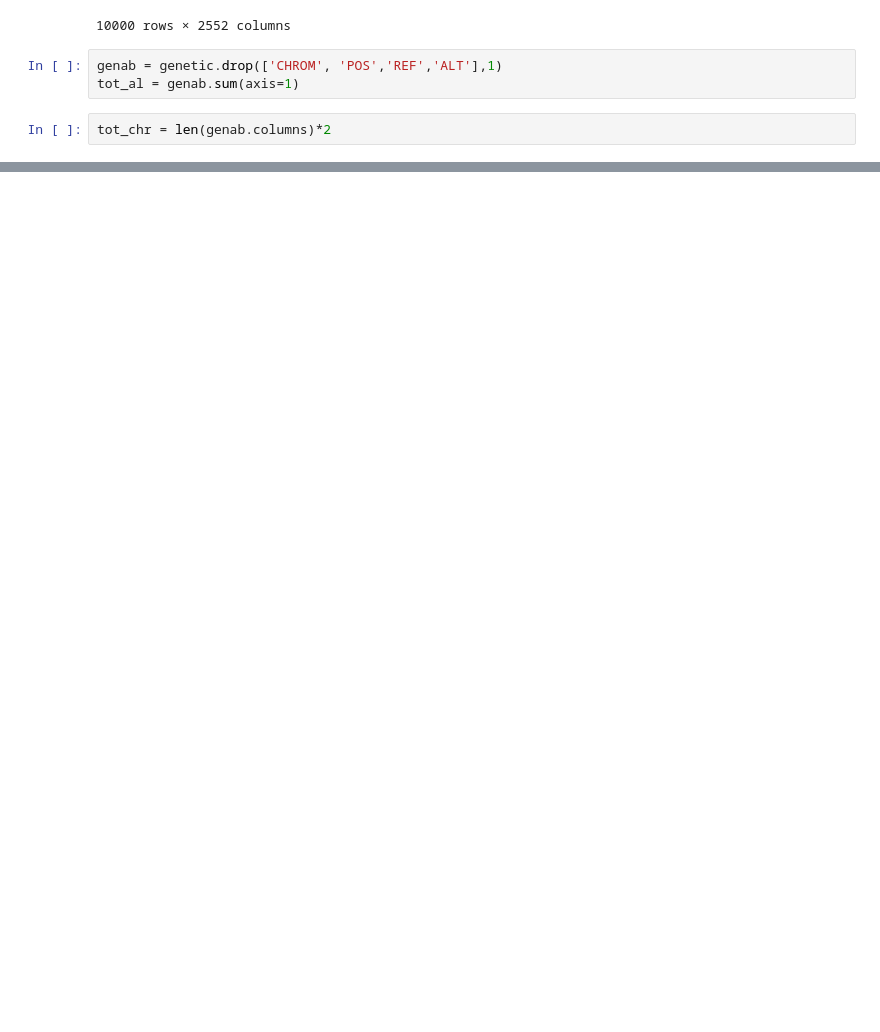
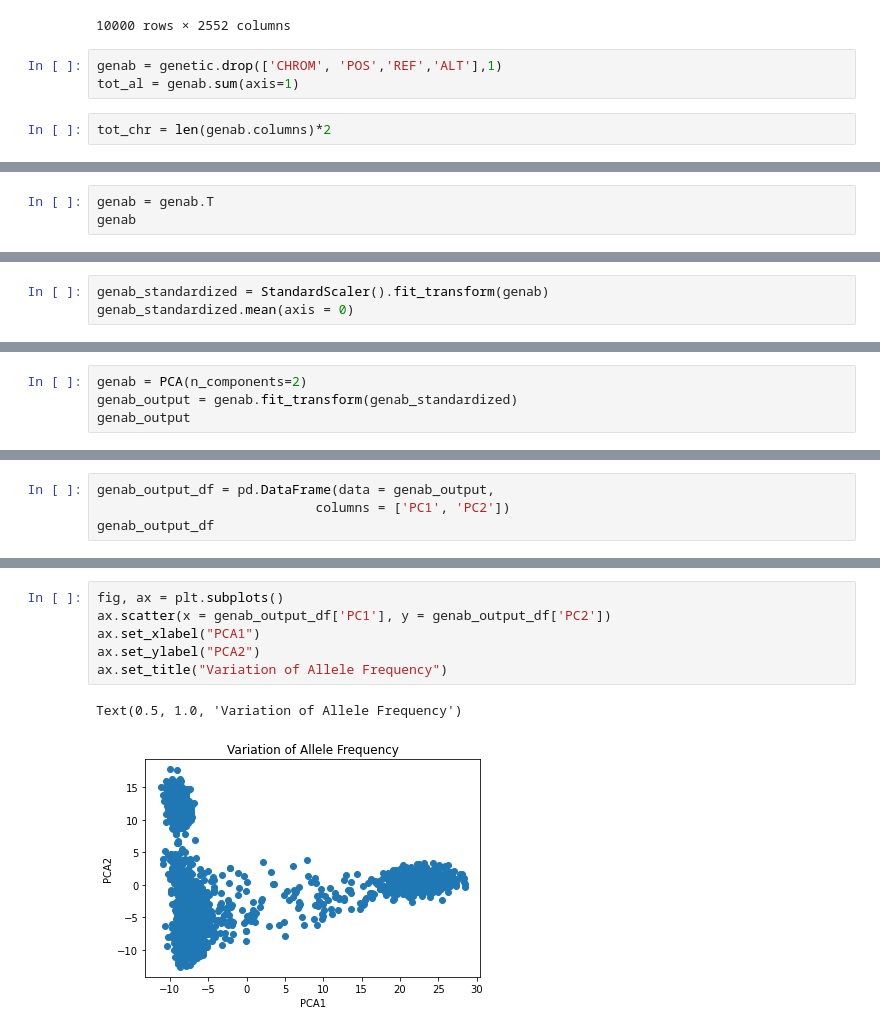
Before and after one commit to lpappal1/qbb2020-answers, a Jupyter notebook: day2-homework/LP_day2_homework.ipynb, the cells around one changed output, grey strips where cells are left out. Cells and saved outputs as stored; diff of their text form; blank space fills up the shorter version.

```diff
--- a/day2-homework/LP_day2_homework.ipynb
+++ b/day2-homework/LP_day2_homework.ipynb
@@ -43,0 +75,3 @@ Length: 10000, dtype: float64
+# %%
+genab = genab.T
+genab
@@ -43,0 +122,3 @@ Length: 10000, dtype: float64
+# %%
+genab_standardized = StandardScaler().fit_transform(genab)
+genab_standardized.mean(axis = 0)
@@ -43,0 +132,4 @@ Length: 10000, dtype: float64
+# %%
+genab = PCA(n_components=2)
+genab_output = genab.fit_transform(genab_standardized)
+genab_output
@@ -43,0 +148,4 @@ Length: 10000, dtype: float64
+# %%
+genab_output_df = pd.DataFrame(data = genab_output,
+                            columns = ['PC1', 'PC2'])
+genab_output_df
@@ -43,0 +166,9 @@ Length: 10000, dtype: float64
+# %%
+fig, ax = plt.subplots()
+ax.scatter(x = genab_output_df['PC1'], y = genab_output_df['PC2'])
+ax.set_xlabel("PCA1")
+ax.set_ylabel("PCA2")
+ax.set_title("Variation of Allele Frequency")
+# %% [output]
+Text(0.5, 1.0, 'Variation of Allele Frequency')
+[figure, added]
```
Also changed, not shown: parts of 13 cells of this notebook.
